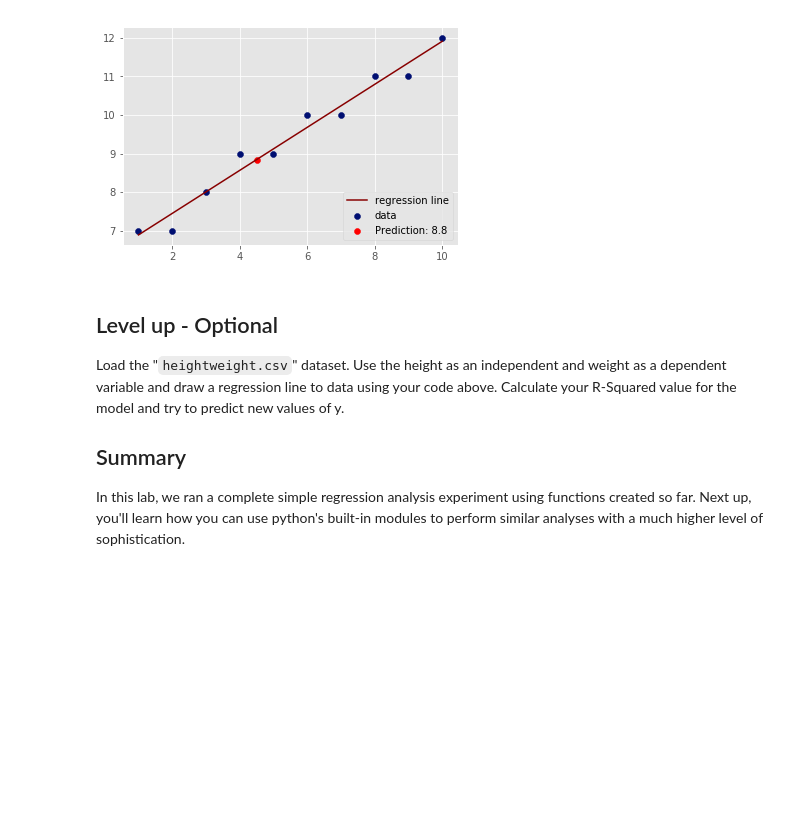
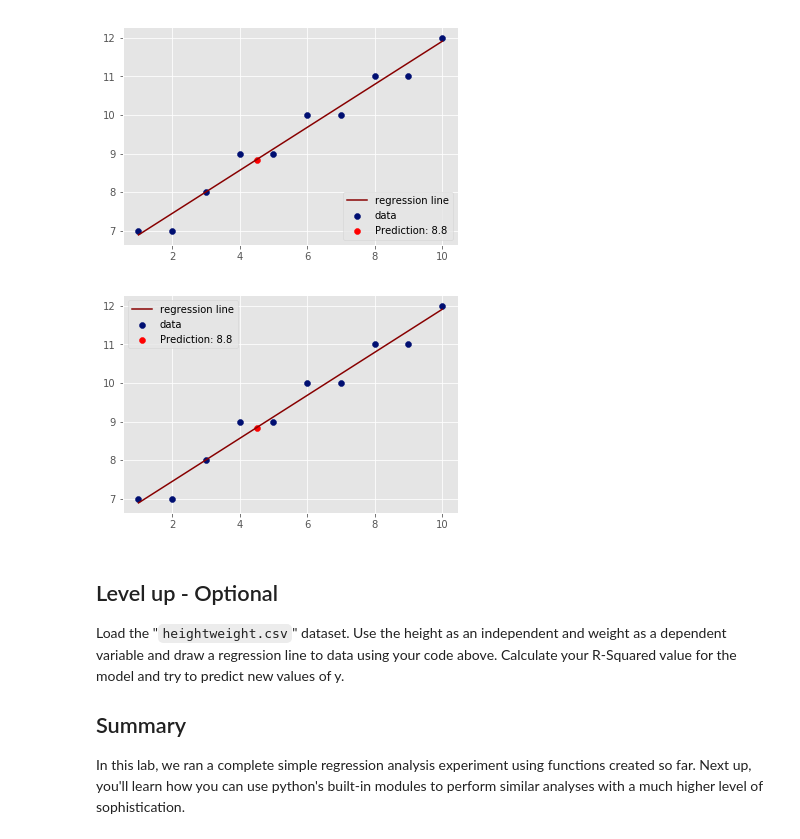
Before and after one commit to yuwenwang169/dsc-enterprise-hsbc-complete-regression-lab-hsbc-ds-081319, a Jupyter notebook: index.ipynb, the cells around one changed output. Drawn from its saved outputs; the diff is of its cells as text; code cells hidden in the pictures; blank space fills up the shorter version.

```diff
--- a/index.ipynb
+++ b/index.ipynb
@@ -120,13 +120,15 @@ Predict and plot the value of y using regression line above for a new value of $
 # %%
 x_new = 4.5
 y_new = (m*x_new)+c
 y_new
 
 plt.scatter(X,Y,color='#000F72',label='data')
 plt.plot(X, Y_pred, color='#880000', label='regression line')
 plt.scatter(x_new,y_new,color='r',label='Prediction: '+ str(np.round(y_new,1)))
-plt.legend(loc=4)
+plt.legend()
 plt.show()
+# %% [output]
+[figure, added]
 # %% [markdown]
 ## Level up - Optional
 Load the "`heightweight.csv`" dataset. Use the height as an independent and weight as a dependent variable and draw a regression line to data using your code above. Calculate your R-Squared value for the model and try to predict new values of y.
```
